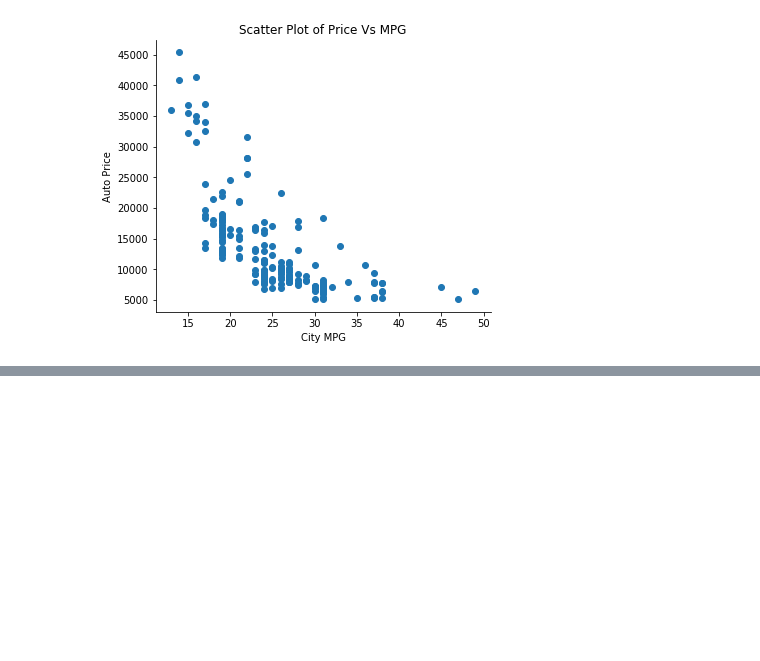
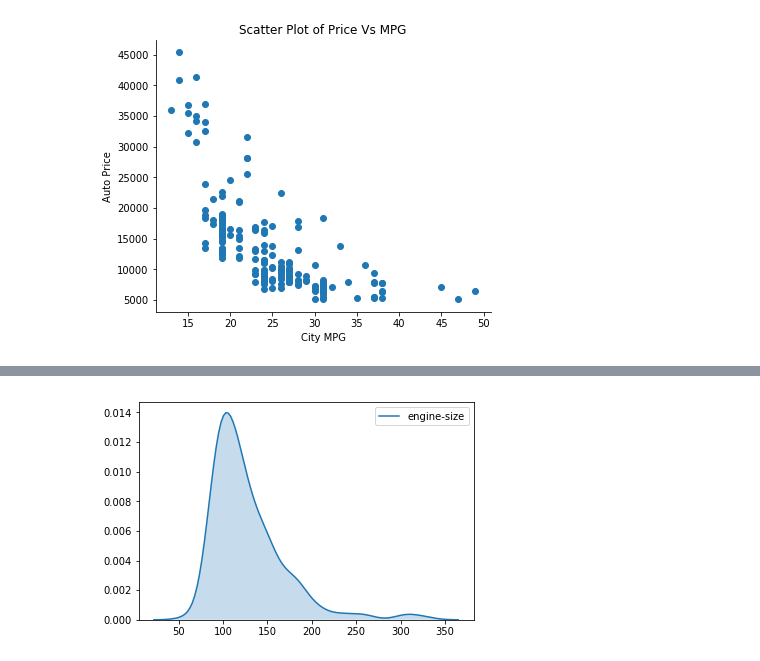
Before and after one commit to dool/py-data-drills, a Jupyter notebook: Elston_Car_Prices/DataVisualizationAutomobilePrices.ipynb, the cells around one changed output, grey strips where cells are left out. Drawn from its saved outputs; the diff is of its cells as text; code cells hidden in the pictures; blank space fills up the shorter version.

```diff
--- a/Elston_Car_Prices/DataVisualizationAutomobilePrices.ipynb
+++ b/Elston_Car_Prices/DataVisualizationAutomobilePrices.ipynb
@@ -93,2 +107,7 @@ plt.show()
 # %%
 #KDE engine size and price - an alternative solution to overplotting
+# %%
+sns.kdeplot(price_data["engine-size"], shade=True)
+plt.show()
+# %% [output]
+[figure, added]
```
Also changed, not shown: parts of 5 cells of this notebook.
